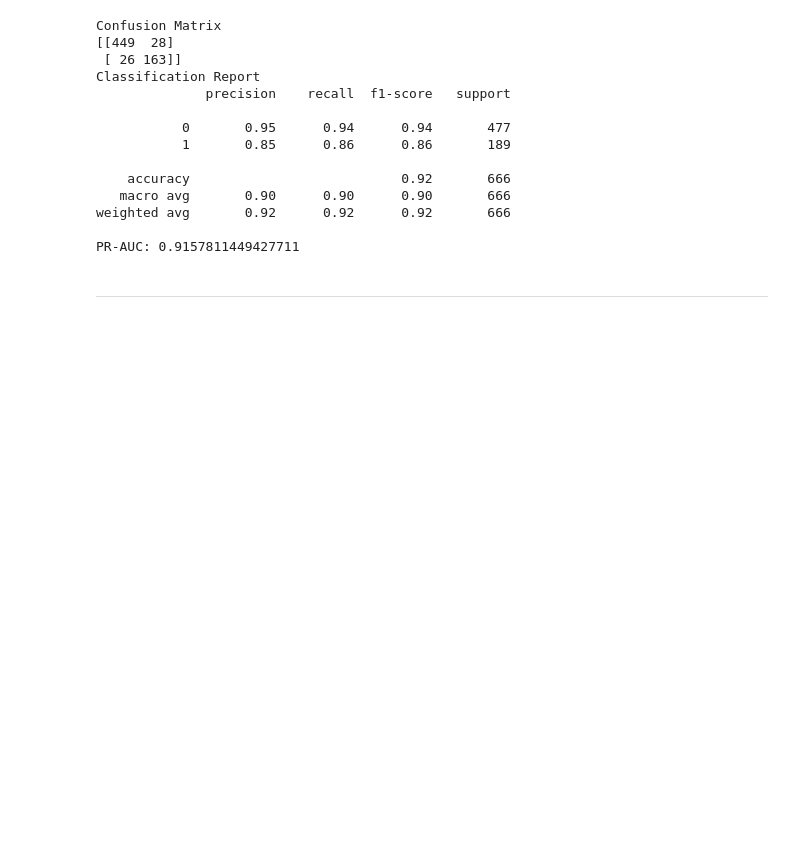
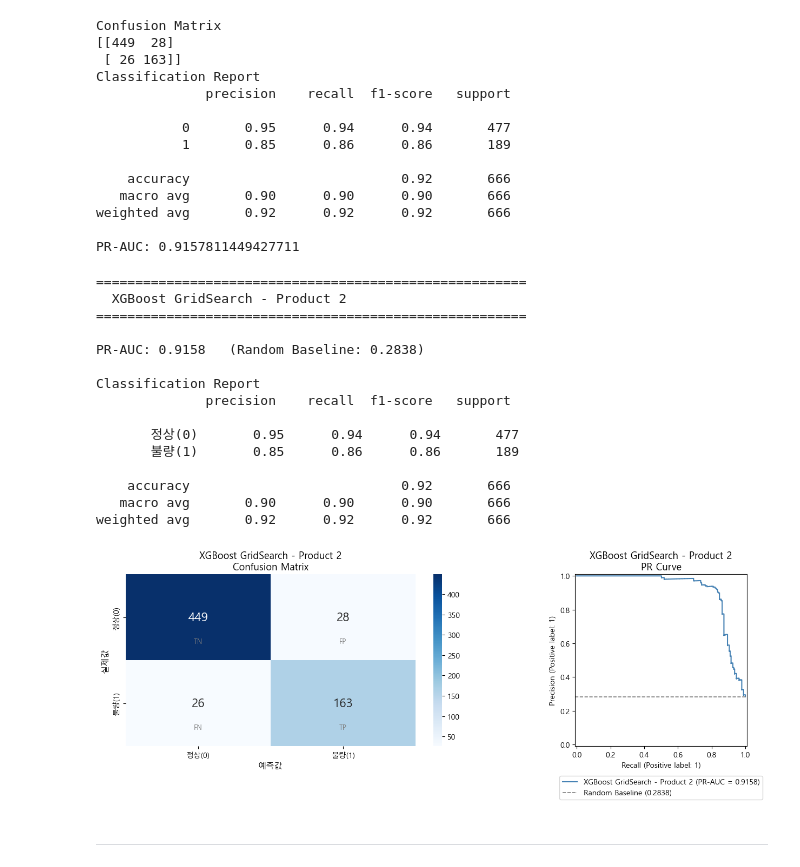
Before and after one commit to hanalo26/sparta-data11-advanced-project, a Jupyter notebook: Sooin/ML_product2_PR-AUC.ipynb, the cells around one changed output. Drawn from its saved outputs; the diff is of its cells as text; code cells hidden in the pictures; blank space fills up the shorter version.

```diff
--- a/Sooin/ML_product2_PR-AUC.ipynb
+++ b/Sooin/ML_product2_PR-AUC.ipynb
@@ -269,6 +361,26 @@ Classification Report
 weighted avg       0.92      0.92      0.92       666
 
 PR-AUC: 0.9157811449427711
+# %%
+# 5. XGBoost GridSearch 성능 평가
+evaluate_model(grid_xgb.best_estimator_, X_test, y_test, "XGBoost GridSearch - Product 2")
+# %% [output]
+=======================================================
+  XGBoost GridSearch - Product 2
+=======================================================
+
+PR-AUC: 0.9158   (Random Baseline: 0.2838)
+
+Classification Report
+              precision    recall  f1-score   support
+
+       정상(0)       0.95      0.94      0.94       477
+       불량(1)       0.85      0.86      0.86       189
+
+    accuracy                           0.92       666
+   macro avg       0.90      0.90      0.90       666
+weighted avg       0.92      0.92      0.92       666
+[figure, added]
 # %% [markdown]
 ---
 # %% [markdown]
```
Also changed, not shown: parts of 9 cells of this notebook.
